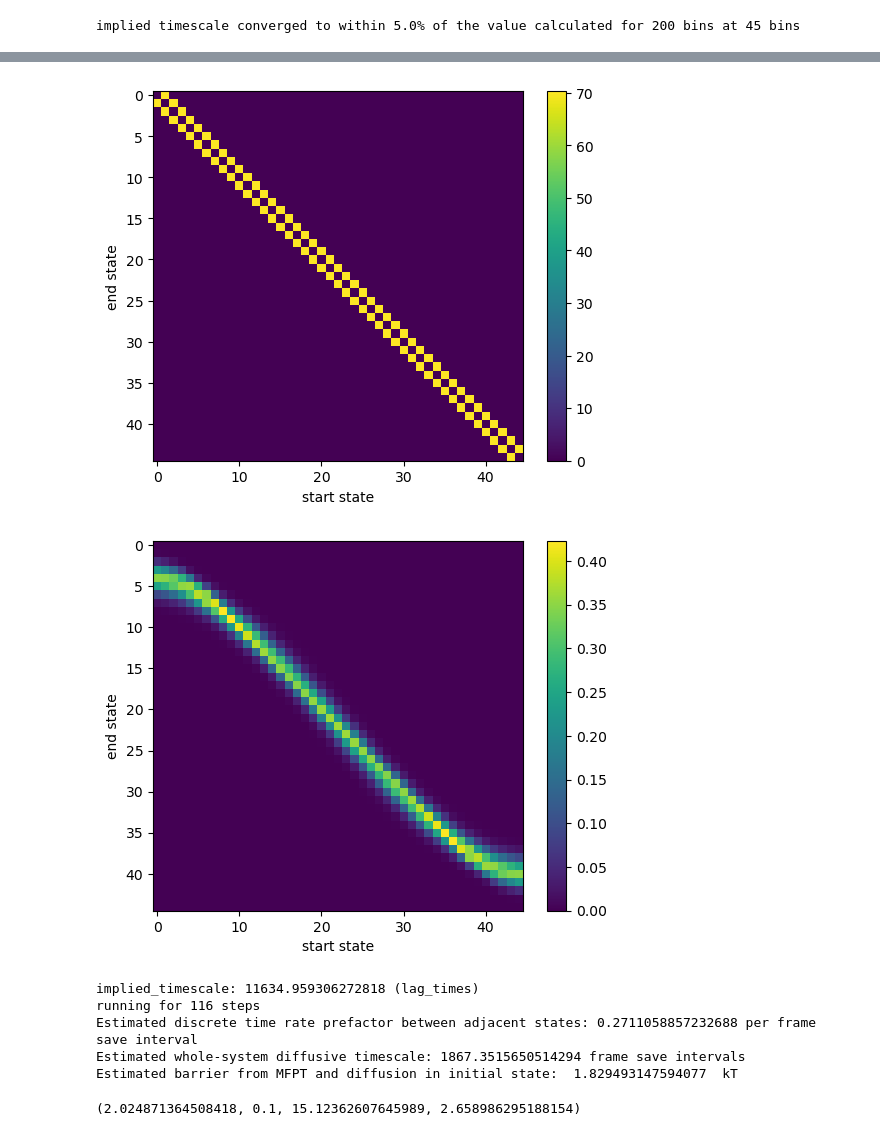
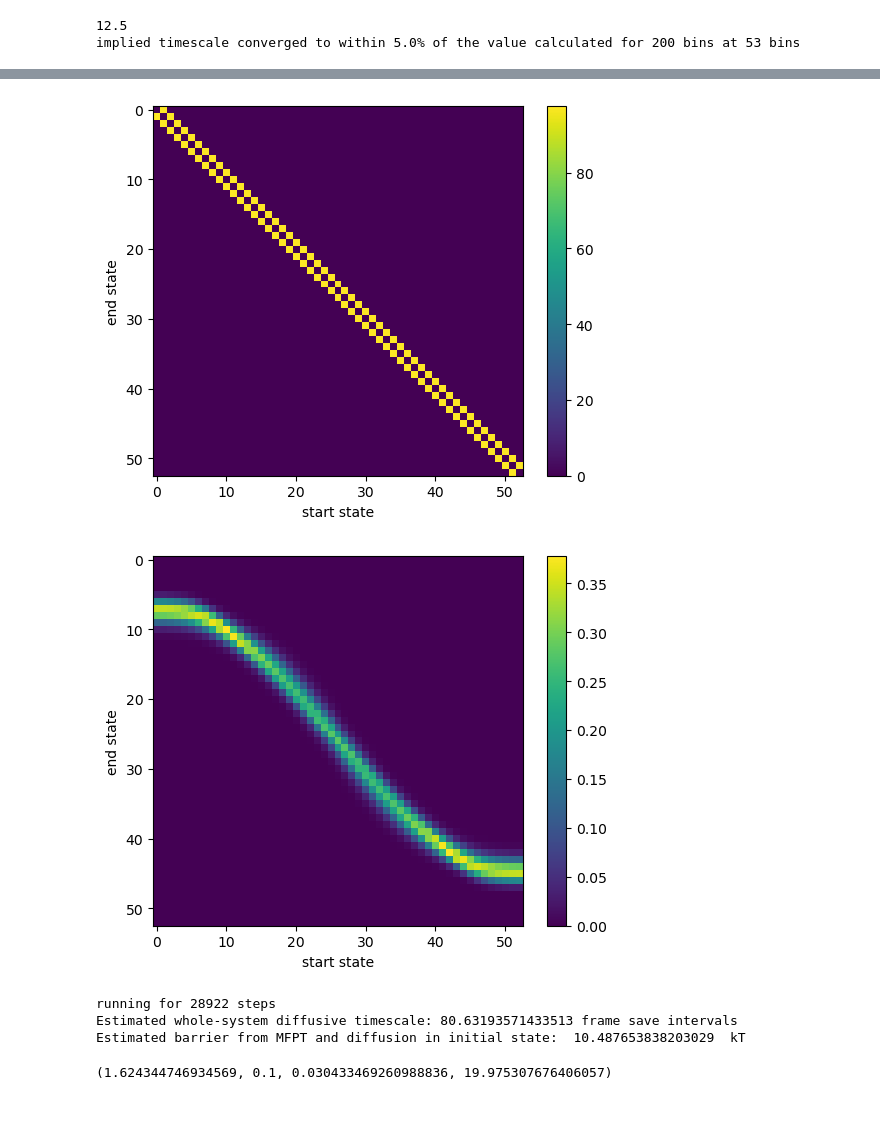
Before and after one commit to JonathanHB/metadynamics_free_energy_estimation, a Jupyter notebook: unbiased_simulation_tests.ipynb, the cells around one changed output, grey strips where cells are left out. Drawn from its saved outputs; the diff is of its cells as text; code cells hidden in the pictures.

```diff
--- a/unbiased_simulation_tests.ipynb
+++ b/unbiased_simulation_tests.ipynb
@@ -9,10 +10,11 @@ import unbiased_simulation_analysis
 importlib.reload(msm_systems)
 importlib.reload(msm_system_construction)
 
-A = 1
+A = 2
 B = 5
 D = 1
 dw1 = msm_systems.double_well(A, B, D)
+print(dw1.depth())
 
 kT = 1
 lag_time = 0.01
@@ -39,4 +41,5 @@ plt.xlabel("start state")
 plt.ylabel("end state")
 plt.show()
 # %% [output]
-implied timescale converged to within 5.0% of the value calculated for 200 bins at 45 bins
+12.5
+implied timescale converged to within 5.0% of the value calculated for 200 bins at 53 bins
@@ -45,13 +48,11 @@ implied timescale converged to within 5.0% of the value calculated for 200 bins
-[figure, old version]
+[figure, new version]
-[figure, old version]
+[figure, new version]
 # %%
 importlib.reload(unbiased_simulation_analysis)
 
 unbiased_simulation_analysis.unbiased_simulation_to_mtd_params(tpm, min_bins, init_state=np.argmin(g_eq), lag_time=lag_time, n_steps=-1)
 # %% [output]
-implied_timescale: 11634.959306272818 (lag_times)
-running for 116 steps
-Estimated discrete time rate prefactor between adjacent states: 0.2711058857232688 per frame save interval
-Estimated whole-system diffusive timescale: 1867.3515650514294 frame save intervals
-Estimated barrier from MFPT and diffusion in initial state:  1.829493147594077  kT
+running for 28922 steps
+Estimated whole-system diffusive timescale: 80.63193571433513 frame save intervals
+Estimated barrier from MFPT and diffusion in initial state:  10.487653838203029  kT
-(2.024871364508418, 0.1, 15.12362607645989, 2.658986295188154)
+(1.624344746934569, 0.1, 0.030433469260988836, 19.975307676406057)
```
Also changed, not shown: parts of 2 cells of this notebook, 3 other files.
